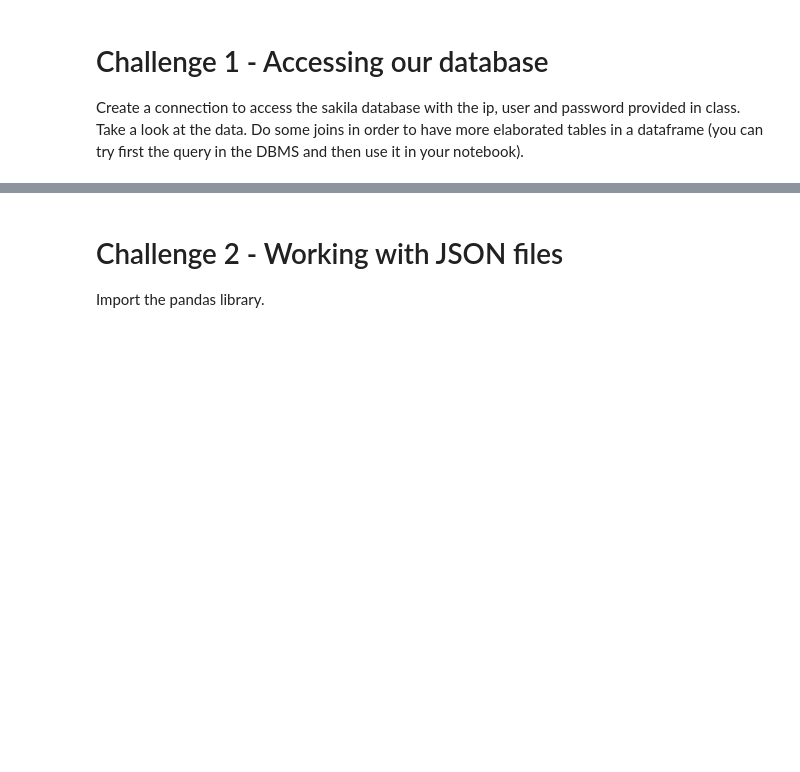
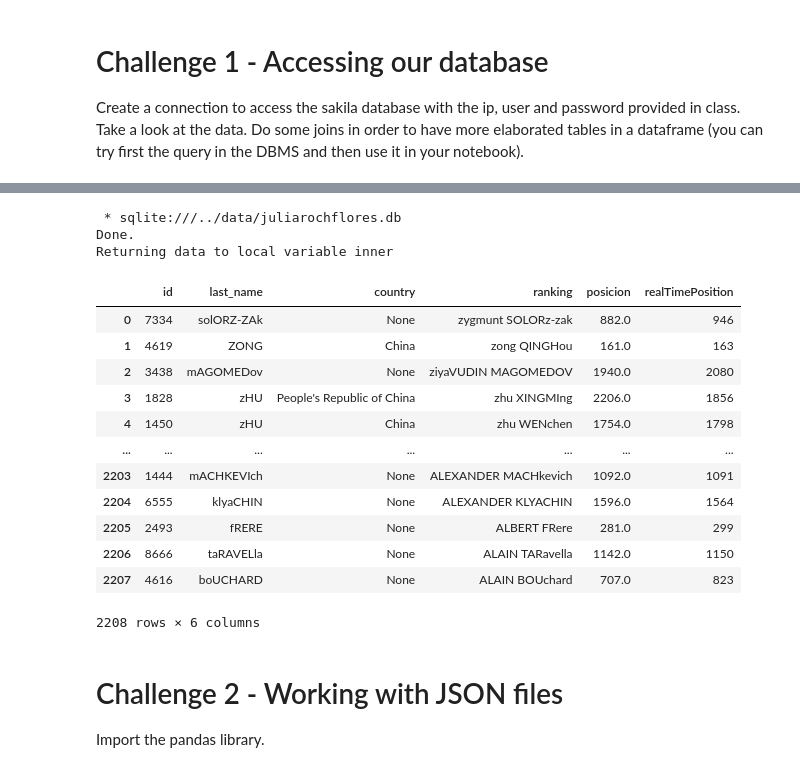
Before and after one commit to ta-data-mad/dataptmad0420, a Jupyter notebook: module-1/importing-exporting-data/your-code/main.ipynb, the cells around one changed output, grey strips where cells are left out. Saved outputs shown, nothing was run; the diff lists cells and outputs as text; code cells hidden in the pictures; blank space fills up the shorter version.

```diff
--- a/module-1/importing-exporting-data/your-code/main.ipynb
+++ b/module-1/importing-exporting-data/your-code/main.ipynb
@@ -36,3 +28,39 @@ Connection info needed in SQLAlchemy format, example:
+# %%
+%%sql inner <<
+SELECT
+personal_info.id as id,
+personal_info.lastName as last_name,
+personal_info.country as country,
+rank_info.name as ranking,
+rank_info."position" as posicion,
+business_info.realTimePosition
+FROM personal_info
+join rank_info
+on rank_info.id = personal_info.id
+join business_info
+on business_info.id = rank_info.id
+order by ranking DESC;
+# %% [output]
+ * sqlite:///../data/juliarochflores.db
+Done.
+Returning data to local variable inner
+# %%
+table_1 = inner.DataFrame()
+table_1
+# %% [output]
+|  | id | last_name | country | ranking | posicion | realTimePosition |
+| 0 | 7334 | solORZ-ZAk | None | zygmunt SOLORz-zak | 882.0 | 946 |
+| 1 | 4619 | ZONG | China | zong QINGHou | 161.0 | 163 |
+| 2 | 3438 | mAGOMEDov | None | ziyaVUDIN MAGOMEDOV | 1940.0 | 2080 |
+| 3 | 1828 | zHU | People's Republic of China | zhu XINGMIng | 2206.0 | 1856 |
+| 4 | 1450 | zHU | China | zhu WENchen | 1754.0 | 1798 |
+| ... | ... | ... | ... | ... | ... | ... |
+| 2203 | 1444 | mACHKEVIch | None | ALEXANDER MACHkevich | 1092.0 | 1091 |
+| 2204 | 6555 | klyaCHIN | None | ALEXANDER KLYACHIN | 1596.0 | 1564 |
+| 2205 | 2493 | fRERE | None | ALBERT FRere | 281.0 | 299 |
+| 2206 | 8666 | taRAVELla | None | ALAIN TARavella | 1142.0 | 1150 |
+| 2207 | 4616 | boUCHARD | None | ALAIN BOUchard | 707.0 | 823 |
+2208 rows × 6 columns
 # %% [markdown]
 # Challenge 2 - Working with JSON files
 
```
Also changed, not shown: parts of 33 cells of this notebook, 4 other files.
